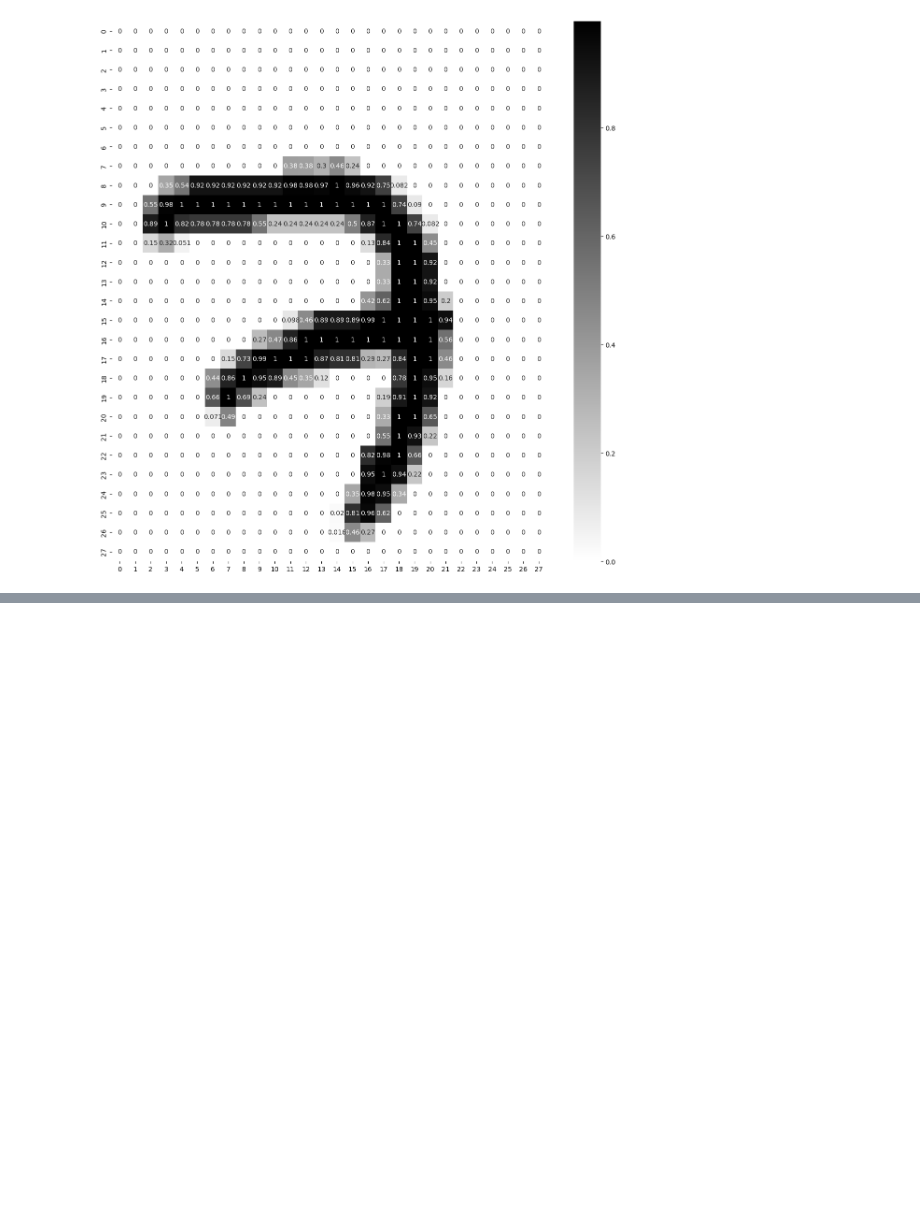
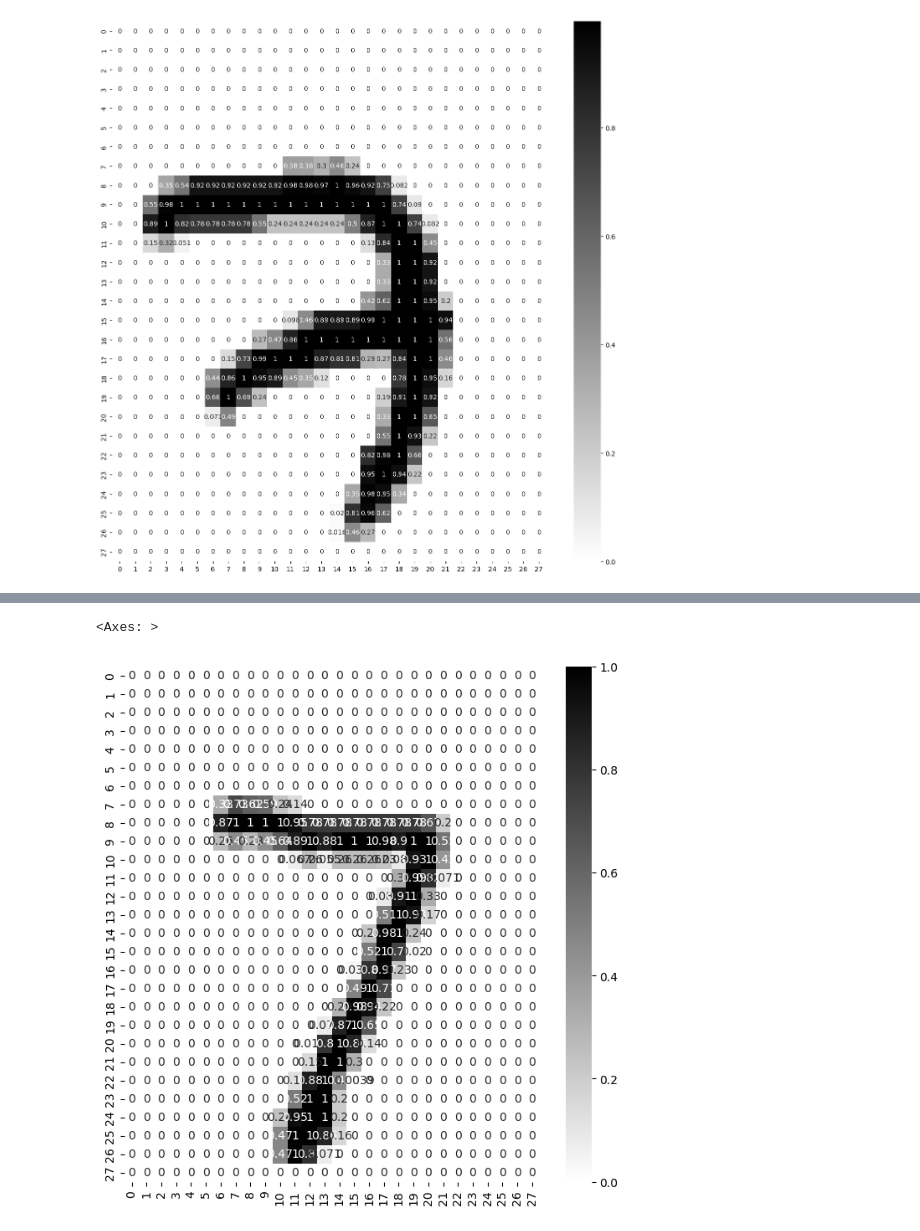
Before and after one commit to DragonKrissash/DataScience-Masters, a Jupyter notebook: Class Work/04 - Neural Networks/02 - Activation function/ANN.ipynb, the cells around one changed output, grey strips where cells are left out. Saved outputs shown, nothing was run; the diff lists cells and outputs as text; code cells hidden in the pictures; blank space fills up the shorter version.

```diff
--- a/Class Work/04 - Neural Networks/02 - Activation function/ANN.ipynb
+++ b/Class Work/04 - Neural Networks/02 - Activation function/ANN.ipynb
@@ -83,0 +188,6 @@ sns.heatmap(Xtr[0],annot=True,cmap='binary')
+# %%
+plt.figure(figsize=(8,8))
+sns.heatmap(Xte[0],annot=True,cmap='binary')
+# %% [output]
+<Axes: >
+[figure, added]
```
Also changed, not shown: parts of 19 cells of this notebook.
